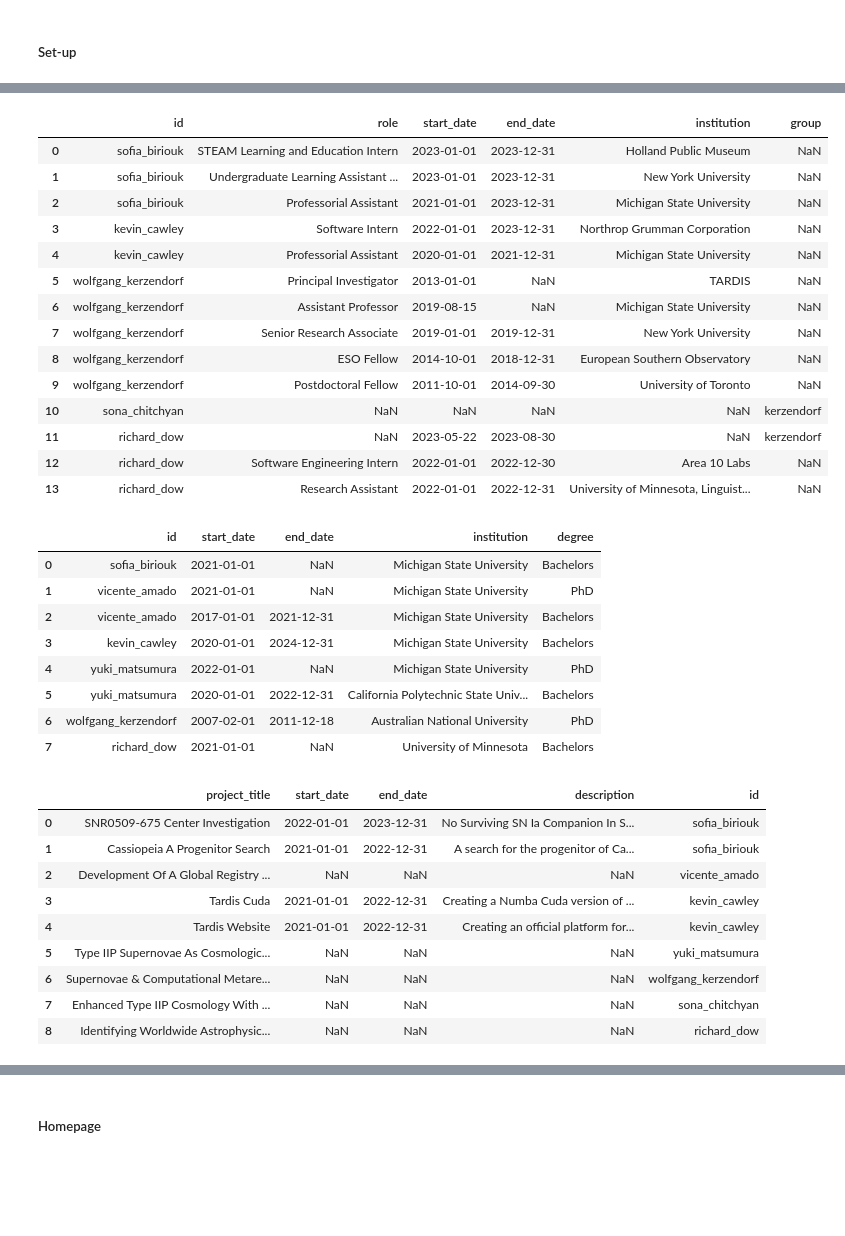
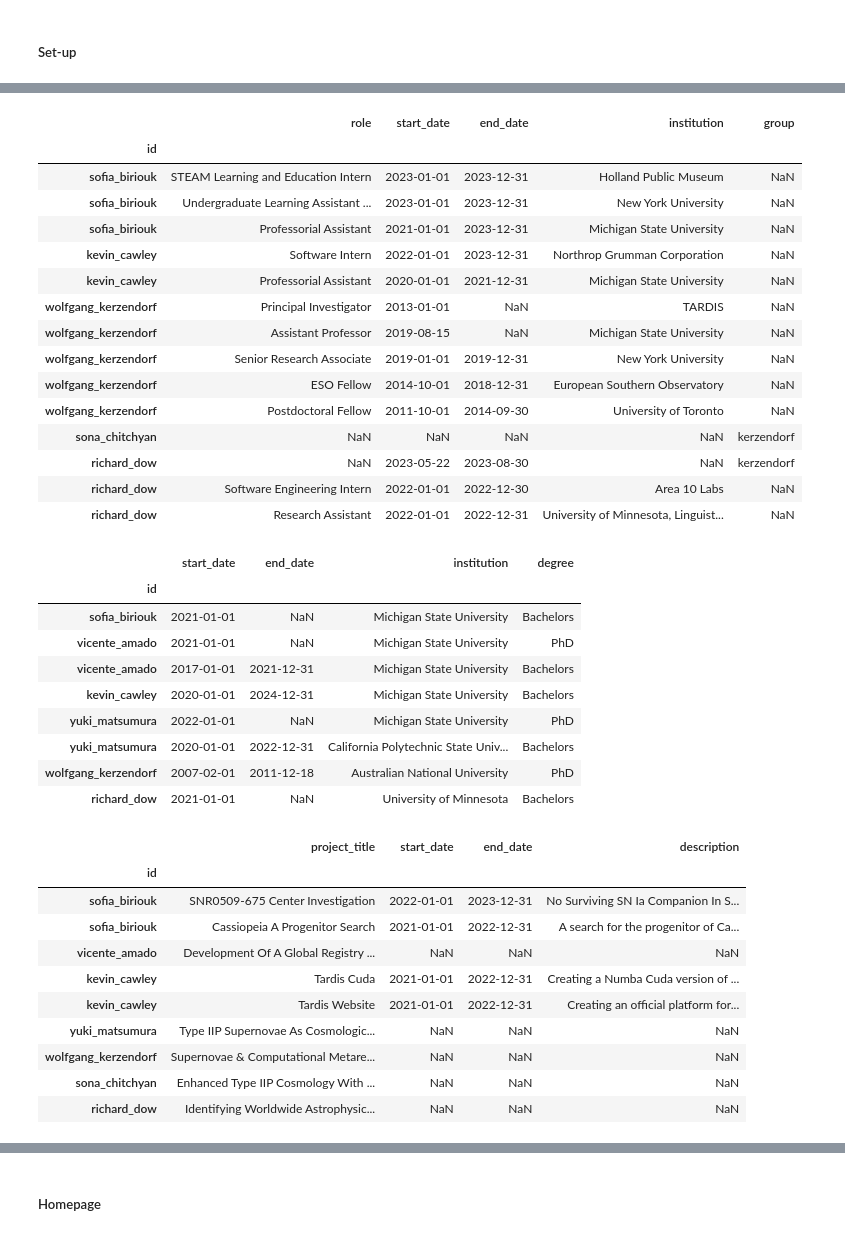
Before and after one commit to deepthought-initiative/dtiwebsite_generator, a Jupyter notebook: notebooks/create_htmls.ipynb, the cells around one changed output, grey strips where cells are left out. Cells and saved outputs as stored; diff of their text form; code cells hidden in the pictures; blank space fills up the shorter version.

Commit message:
Setting id as index

```diff
--- a/notebooks/create_htmls.ipynb
+++ b/notebooks/create_htmls.ipynb
@@ -150,62 +151,65 @@ def read_member_data_jsons(file_to_read):
             single_entry["id"] = mem_id
             data_list.append(single_entry)
     member_data_df = pd.DataFrame(data_list)
+    member_data_df.set_index("id", inplace=True)
     return member_data_df
 # %%
 exp_df = read_member_data_jsons("experiences.json")[
     [
-        "id",
         "role",
         "start_date",
         "end_date",
         "institution",
         "group",
     ]
 ]
 
 exp_df
 # %% [output]
-|  | id | role | start_date | end_date | institution | group |
-| 0 | sofia_biriouk | STEAM Learning and Education Intern | 2023-01-01 | 2023-12-31 | Holland Public Museum | NaN |
-| 1 | sofia_biriouk | Undergraduate Learning Assistant ... | 2023-01-01 | 2023-12-31 | New York University | NaN |
-| 2 | sofia_biriouk | Professorial Assistant | 2021-01-01 | 2023-12-31 | Michigan State University | NaN |
-| 3 | kevin_cawley | Software Intern | 2022-01-01 | 2023-12-31 | Northrop Grumman Corporation | NaN |
-| 4 | kevin_cawley | Professorial Assistant | 2020-01-01 | 2021-12-31 | Michigan State University | NaN |
-| 5 | wolfgang_kerzendorf | Principal Investigator | 2013-01-01 | NaN | TARDIS | NaN |
-| 6 | wolfgang_kerzendorf | Assistant Professor | 2019-08-15 | NaN | Michigan State University | NaN |
-| 7 | wolfgang_kerzendorf | Senior Research Associate | 2019-01-01 | 2019-12-31 | New York University | NaN |
-| 8 | wolfgang_kerzendorf | ESO Fellow | 2014-10-01 | 2018-12-31 | European Southern Observatory | NaN |
-| 9 | wolfgang_kerzendorf | Postdoctoral Fellow | 2011-10-01 | 2014-09-30 | University of Toronto | NaN |
-| 10 | sona_chitchyan | NaN | NaN | NaN | NaN | kerzendorf |
-| 11 | richard_dow | NaN | 2023-05-22 | 2023-08-30 | NaN | kerzendorf |
-| 12 | richard_dow | Software Engineering Intern | 2022-01-01 | 2022-12-30 | Area 10 Labs | NaN |
-| 13 | richard_dow | Research Assistant | 2022-01-01 | 2022-12-31 | University of Minnesota, Linguist... | NaN |
+|  | role | start_date | end_date | institution | group |
+| id |  |  |  |  |  |
+| sofia_biriouk | STEAM Learning and Education Intern | 2023-01-01 | 2023-12-31 | Holland Public Museum | NaN |
+| sofia_biriouk | Undergraduate Learning Assistant ... | 2023-01-01 | 2023-12-31 | New York University | NaN |
+| sofia_biriouk | Professorial Assistant | 2021-01-01 | 2023-12-31 | Michigan State University | NaN |
+| kevin_cawley | Software Intern | 2022-01-01 | 2023-12-31 | Northrop Grumman Corporation | NaN |
+| kevin_cawley | Professorial Assistant | 2020-01-01 | 2021-12-31 | Michigan State University | NaN |
+| wolfgang_kerzendorf | Principal Investigator | 2013-01-01 | NaN | TARDIS | NaN |
+| wolfgang_kerzendorf | Assistant Professor | 2019-08-15 | NaN | Michigan State University | NaN |
+| wolfgang_kerzendorf | Senior Research Associate | 2019-01-01 | 2019-12-31 | New York University | NaN |
+| wolfgang_kerzendorf | ESO Fellow | 2014-10-01 | 2018-12-31 | European Southern Observatory | NaN |
+| wolfgang_kerzendorf | Postdoctoral Fellow | 2011-10-01 | 2014-09-30 | University of Toronto | NaN |
+| sona_chitchyan | NaN | NaN | NaN | NaN | kerzendorf |
+| richard_dow | NaN | 2023-05-22 | 2023-08-30 | NaN | kerzendorf |
+| richard_dow | Software Engineering Intern | 2022-01-01 | 2022-12-30 | Area 10 Labs | NaN |
+| richard_dow | Research Assistant | 2022-01-01 | 2022-12-31 | University of Minnesota, Linguist... | NaN |
 # %%
 edu_df = read_member_data_jsons("education.json")[
-    ["id", "start_date", "end_date", "institution", "degree"]
+    ["start_date", "end_date", "institution", "degree"]
 ]
 edu_df
 # %% [output]
-|  | id | start_date | end_date | institution | degree |
-| 0 | sofia_biriouk | 2021-01-01 | NaN | Michigan State University | Bachelors |
-| 1 | vicente_amado | 2021-01-01 | NaN | Michigan State University | PhD |
-| 2 | vicente_amado | 2017-01-01 | 2021-12-31 | Michigan State University | Bachelors |
-| 3 | kevin_cawley | 2020-01-01 | 2024-12-31 | Michigan State University | Bachelors |
-| 4 | yuki_matsumura | 2022-01-01 | NaN | Michigan State University | PhD |
-| 5 | yuki_matsumura | 2020-01-01 | 2022-12-31 | California Polytechnic State Univ... | Bachelors |
-| 6 | wolfgang_kerzendorf | 2007-02-01 | 2011-12-18 | Australian National University | PhD |
-| 7 | richard_dow | 2021-01-01 | NaN | University of Minnesota | Bachelors |
+|  | start_date | end_date | institution | degree |
+| id |  |  |  |  |
+| sofia_biriouk | 2021-01-01 | NaN | Michigan State University | Bachelors |
+| vicente_amado | 2021-01-01 | NaN | Michigan State University | PhD |
+| vicente_amado | 2017-01-01 | 2021-12-31 | Michigan State University | Bachelors |
+| kevin_cawley | 2020-01-01 | 2024-12-31 | Michigan State University | Bachelors |
+| yuki_matsumura | 2022-01-01 | NaN | Michigan State University | PhD |
+| yuki_matsumura | 2020-01-01 | 2022-12-31 | California Polytechnic State Univ... | Bachelors |
+| wolfgang_kerzendorf | 2007-02-01 | 2011-12-18 | Australian National University | PhD |
+| richard_dow | 2021-01-01 | NaN | University of Minnesota | Bachelors |
 # %%
 projects_df = read_member_data_jsons("projects.json")
 projects_df
 # %% [output]
-|  | project_title | start_date | end_date | description | id |
-| 0 | SNR0509-675 Center Investigation | 2022-01-01 | 2023-12-31 | No Surviving SN Ia Companion In S... | sofia_biriouk |
-| 1 | Cassiopeia A Progenitor Search | 2021-01-01 | 2022-12-31 | A search for the progenitor of Ca... | sofia_biriouk |
-| 2 | Development Of A Global Registry ... | NaN | NaN | NaN | vicente_amado |
-| 3 | Tardis Cuda | 2021-01-01 | 2022-12-31 | Creating a Numba Cuda version of ... | kevin_cawley |
-| 4 | Tardis Website | 2021-01-01 | 2022-12-31 | Creating an official platform for... | kevin_cawley |
-| 5 | Type IIP Supernovae As Cosmologic... | NaN | NaN | NaN | yuki_matsumura |
-| 6 | Supernovae & Computational Metare... | NaN | NaN | NaN | wolfgang_kerzendorf |
-| 7 | Enhanced Type IIP Cosmology With ... | NaN | NaN | NaN | sona_chitchyan |
-| 8 | Identifying Worldwide Astrophysic... | NaN | NaN | NaN | richard_dow |
+|  | project_title | start_date | end_date | description |
+| id |  |  |  |  |
+| sofia_biriouk | SNR0509-675 Center Investigation | 2022-01-01 | 2023-12-31 | No Surviving SN Ia Companion In S... |
+| sofia_biriouk | Cassiopeia A Progenitor Search | 2021-01-01 | 2022-12-31 | A search for the progenitor of Ca... |
+| vicente_amado | Development Of A Global Registry ... | NaN | NaN | NaN |
+| kevin_cawley | Tardis Cuda | 2021-01-01 | 2022-12-31 | Creating a Numba Cuda version of ... |
+| kevin_cawley | Tardis Website | 2021-01-01 | 2022-12-31 | Creating an official platform for... |
+| yuki_matsumura | Type IIP Supernovae As Cosmologic... | NaN | NaN | NaN |
+| wolfgang_kerzendorf | Supernovae & Computational Metare... | NaN | NaN | NaN |
+| sona_chitchyan | Enhanced Type IIP Cosmology With ... | NaN | NaN | NaN |
+| richard_dow | Identifying Worldwide Astrophysic... | NaN | NaN | NaN |
```
Also changed, not shown: parts of 4 cells of this notebook.
